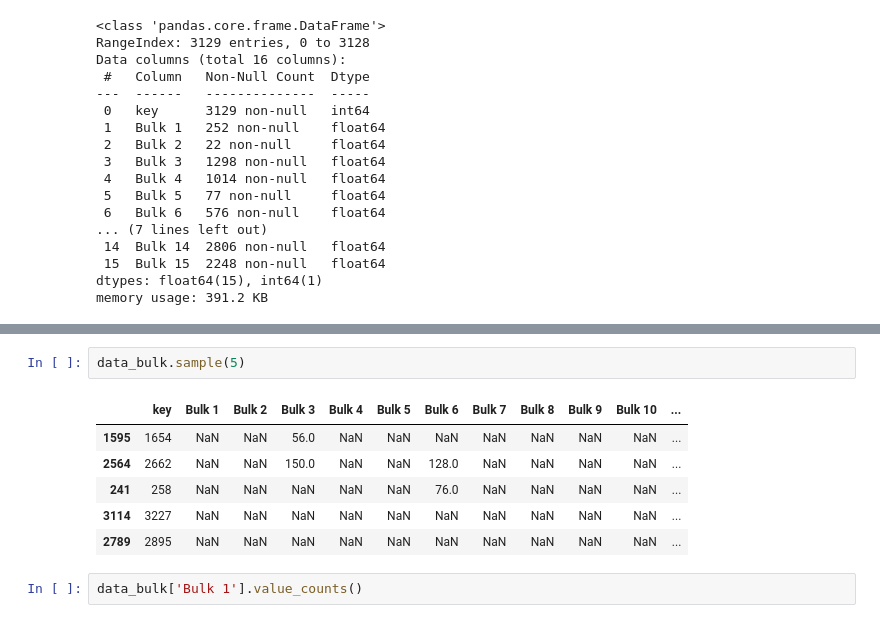
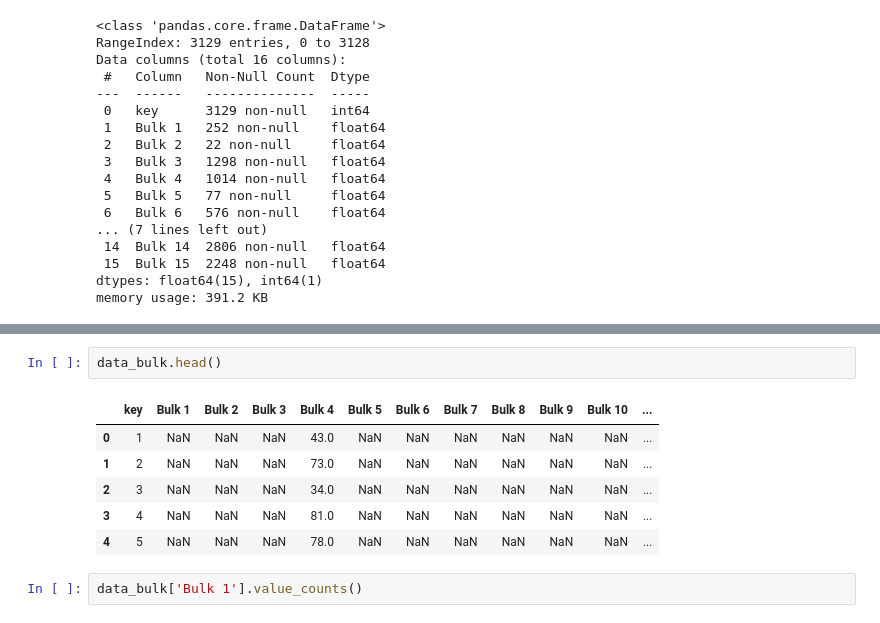
Before and after one commit to VSXV/Data-Science-Projects, a Jupyter notebook: 19. production costs/production costs.ipynb, the cells around one changed output, grey strips where cells are left out. Drawn from its saved outputs; the diff is of its cells as text.

```diff
--- a/19. production costs/production costs.ipynb
+++ b/19. production costs/production costs.ipynb
@@ -259,15 +296,15 @@ data_bulk.describe()
 | 50% | 1622.000000 | 31.000000 | 251.500000 | 97.500000 | 102.000000 | 86.000000 | 100.000000 | 298.000000 | 49.0 | 68.000000 | 86.500000 | ... |
 | 75% | 2431.000000 | 46.000000 | 257.750000 | 152.000000 | 133.000000 | 132.000000 | 157.000000 | 406.000000 | 49.0 | 70.500000 | 102.000000 | ... |
 | max | 3241.000000 | 185.000000 | 325.000000 | 454.000000 | 281.000000 | 603.000000 | 503.000000 | 772.000000 | 49.0 | 147.000000 | 159.000000 | ... |
-# %%
-data_bulk.sample(5)
-# %% [output]
-|  | key | Bulk 1 | Bulk 2 | Bulk 3 | Bulk 4 | Bulk 5 | Bulk 6 | Bulk 7 | Bulk 8 | Bulk 9 | Bulk 10 | ... |
-| 1595 | 1654 | NaN | NaN | 56.0 | NaN | NaN | NaN | NaN | NaN | NaN | NaN | ... |
-| 2564 | 2662 | NaN | NaN | 150.0 | NaN | NaN | 128.0 | NaN | NaN | NaN | NaN | ... |
-| 241 | 258 | NaN | NaN | NaN | NaN | NaN | 76.0 | NaN | NaN | NaN | NaN | ... |
-| 3114 | 3227 | NaN | NaN | NaN | NaN | NaN | NaN | NaN | NaN | NaN | NaN | ... |
-| 2789 | 2895 | NaN | NaN | NaN | NaN | NaN | NaN | NaN | NaN | NaN | NaN | ... |
+# %%
+data_bulk.head()
+# %% [output]
+|  | key | Bulk 1 | Bulk 2 | Bulk 3 | Bulk 4 | Bulk 5 | Bulk 6 | Bulk 7 | Bulk 8 | Bulk 9 | Bulk 10 | ... |
+| 0 | 1 | NaN | NaN | NaN | 43.0 | NaN | NaN | NaN | NaN | NaN | NaN | ... |
+| 1 | 2 | NaN | NaN | NaN | 73.0 | NaN | NaN | NaN | NaN | NaN | NaN | ... |
+| 2 | 3 | NaN | NaN | NaN | 34.0 | NaN | NaN | NaN | NaN | NaN | NaN | ... |
+| 3 | 4 | NaN | NaN | NaN | 81.0 | NaN | NaN | NaN | NaN | NaN | NaN | ... |
+| 4 | 5 | NaN | NaN | NaN | 78.0 | NaN | NaN | NaN | NaN | NaN | NaN | ... |
 # %%
 data_bulk['Bulk 1'].value_counts()
 # %% [output]
```
Also changed, not shown: parts of 43 cells of this notebook.
